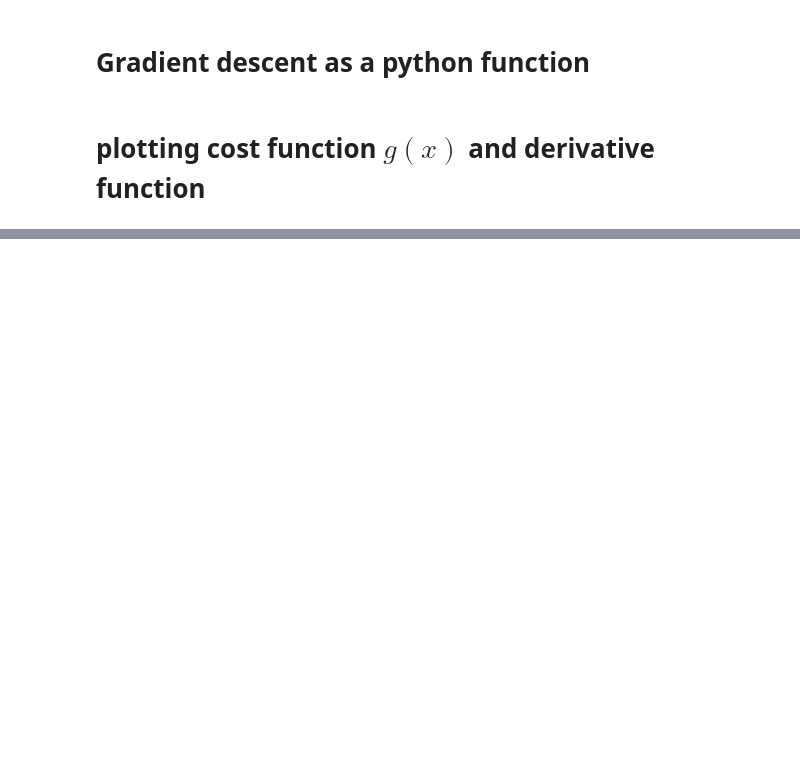
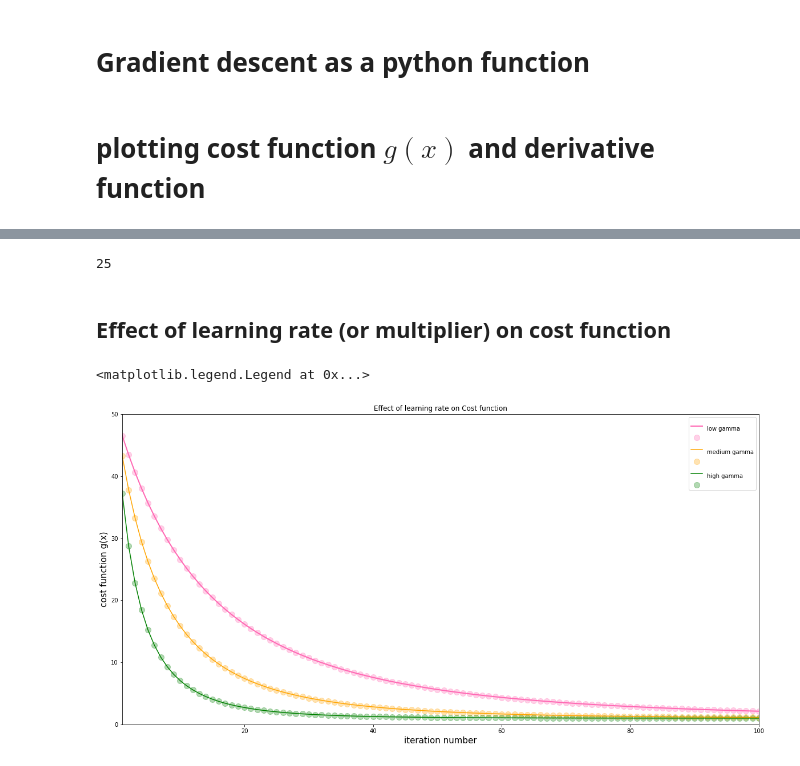
Before and after one commit to gurkirat63/Data-Science, a Jupyter notebook: gradient_descent.ipynb, the cells around one changed output, grey strips where cells are left out. Cells and saved outputs as stored; diff of their text form; code cells hidden in the pictures; blank space fills up the shorter version.

```diff
--- a/gradient_descent.ipynb
+++ b/gradient_descent.ipynb
@@ -134,0 +137,42 @@ plt.show()
+# %%
+len(x_list)
+# %% [output]
+25
+# %% [markdown]
+## Effect of learning rate (or multiplier) on cost function
+# %%
+n = 100
+
+# lets get the values for plots
+
+# x-axis data
+iteration_list = np.array(list(range(0,n+1,1)))
+
+# y-axis data
+# gamma means learning rate , low gamma means when multiplier or learning rate is small say 0.005
+low_gamma = gradient_descent(dg, initial_guess=3, multiplier=0.0005, precision=0.0001, max_iter=n)
+medium_gamma = gradient_descent(dg, initial_guess=3, multiplier=0.001, precision=0.0001, max_iter=n)
+high_gamma = gradient_descent(dg, initial_guess=3, multiplier=0.002, precision=0.0001, max_iter=n)
+
+# plotting the cost function g(x) vs iteration number
+plt.figure(figsize=[20,10])
+plt.xlim(1,n)
+plt.ylim(0, 50)
+
+plt.title('Effect of learning rate on Cost function')
+plt.xlabel('iteration number', fontsize=15)
+plt.ylabel('cost function g(x)', fontsize=15)
+
+low_plot = plt.plot(iteration_list, g(np.array(low_gamma[1])), color='hotpink', linewidth=2)
+plt.scatter(iteration_list, g(np.array(low_gamma[1])), color='hotpink', alpha=0.3, s= 100)
+
+med_plot = plt.plot(iteration_list, g(np.array(medium_gamma[1])), color='orange')
+plt.scatter(iteration_list, g(np.array(medium_gamma[1])), color='orange', alpha=0.3, s= 100)
+
+high_plot = plt.plot(iteration_list, g(np.array(high_gamma[1])), color='green')
+plt.scatter(iteration_list, g(np.array(high_gamma[1])), color='green', alpha=0.3, s= 100)
+
+plt.legend(['\nlow gamma','', '\nmedium gamma' , '','\nhigh gamma','' ])
+# %% [output]
+<matplotlib.legend.Legend at 0x...>
+[figure, added]
```
Also changed, not shown: parts of 8 cells of this notebook.
